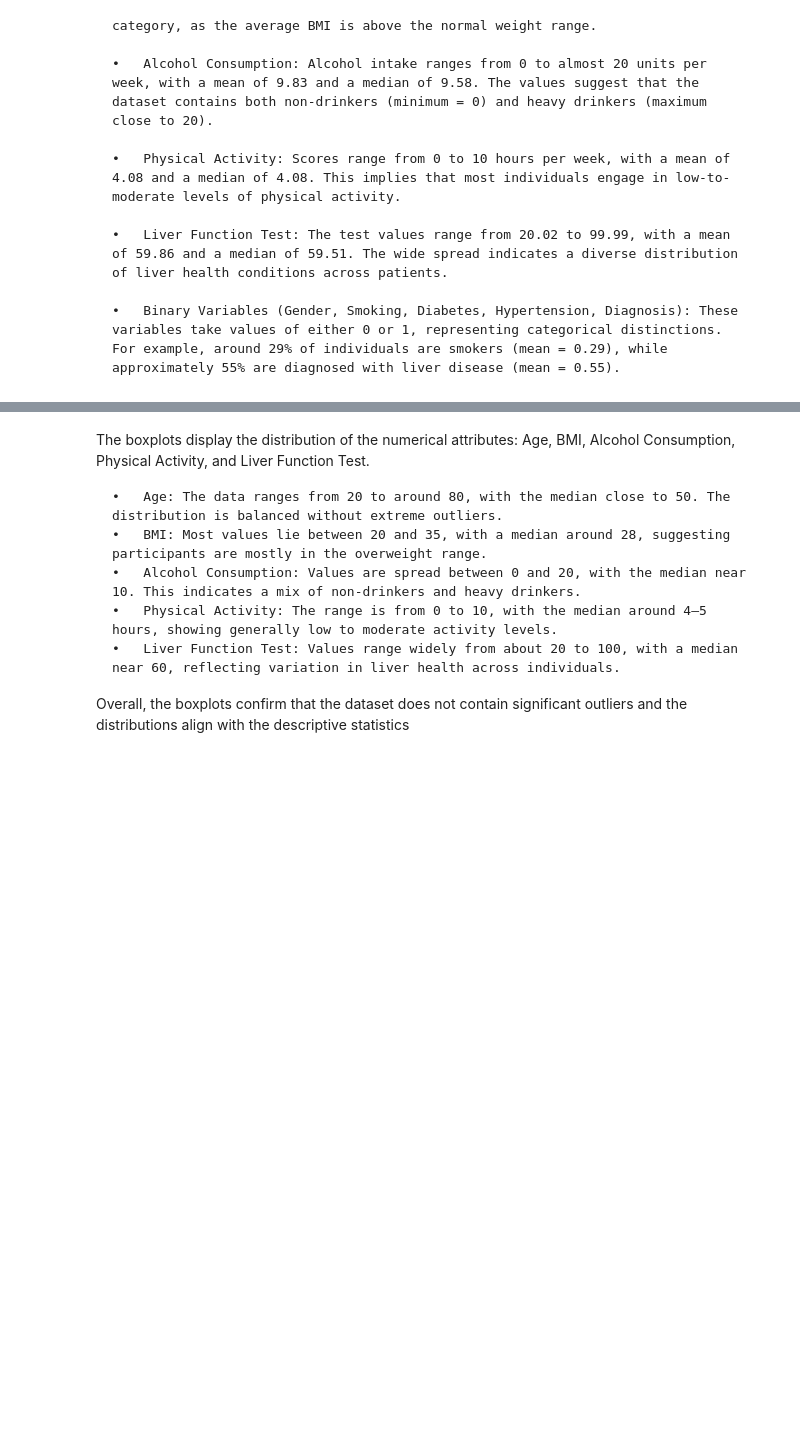
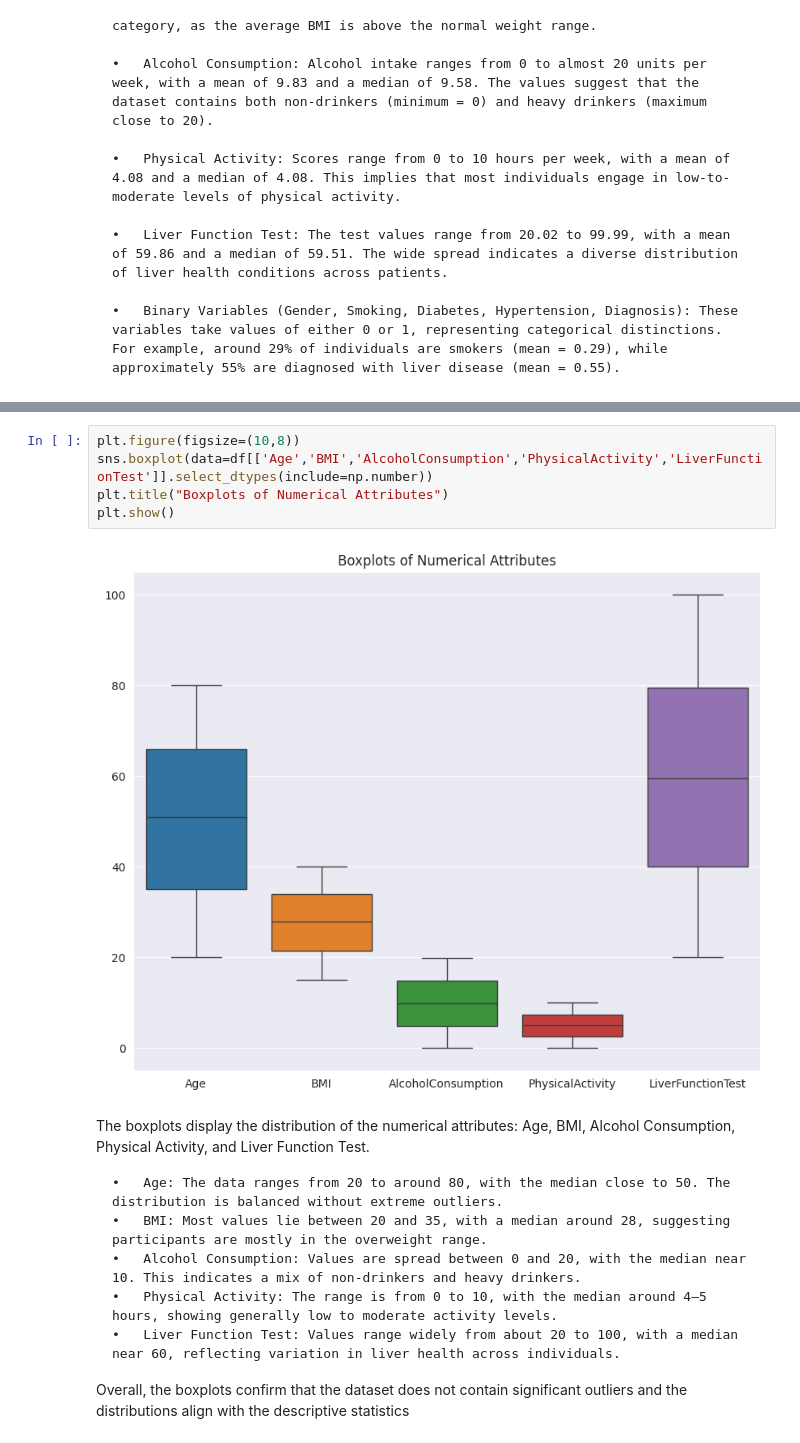
Before and after one commit to Joudmoq/IT326-LiverDisease-Prediction, a Jupyter notebook: Phase2.ipynb, the cells around one changed output, grey strips where cells are left out. Cells and saved outputs as stored; diff of their text form; blank space fills up the shorter version.

```diff
--- a/Phase2.ipynb
+++ b/Phase2.ipynb
@@ -114,3 +89,10 @@ fig.show()
+# %%
+plt.figure(figsize=(10,8))
+sns.boxplot(data=df[['Age','BMI','AlcoholConsumption','PhysicalActivity','LiverFunctionTest']].select_dtypes(include=np.number))
+plt.title("Boxplots of Numerical Attributes")
+plt.show()
+# %% [output]
+[figure, added]
 # %% [markdown]
 The boxplots display the distribution of the numerical attributes: Age, BMI, Alcohol Consumption, Physical Activity, and Liver Function Test.
 
```
Also changed, not shown: parts of 7 cells of this notebook.
